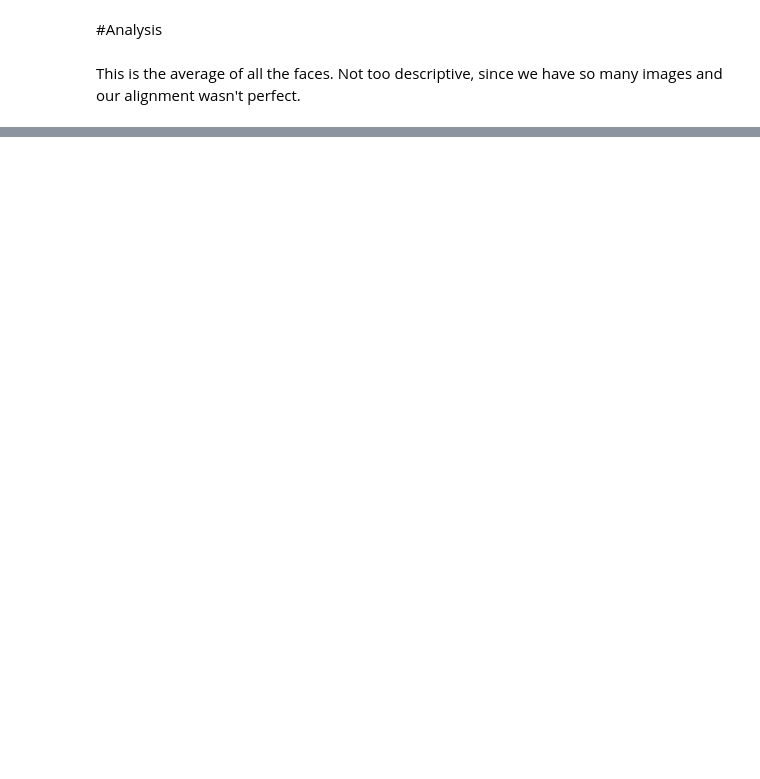
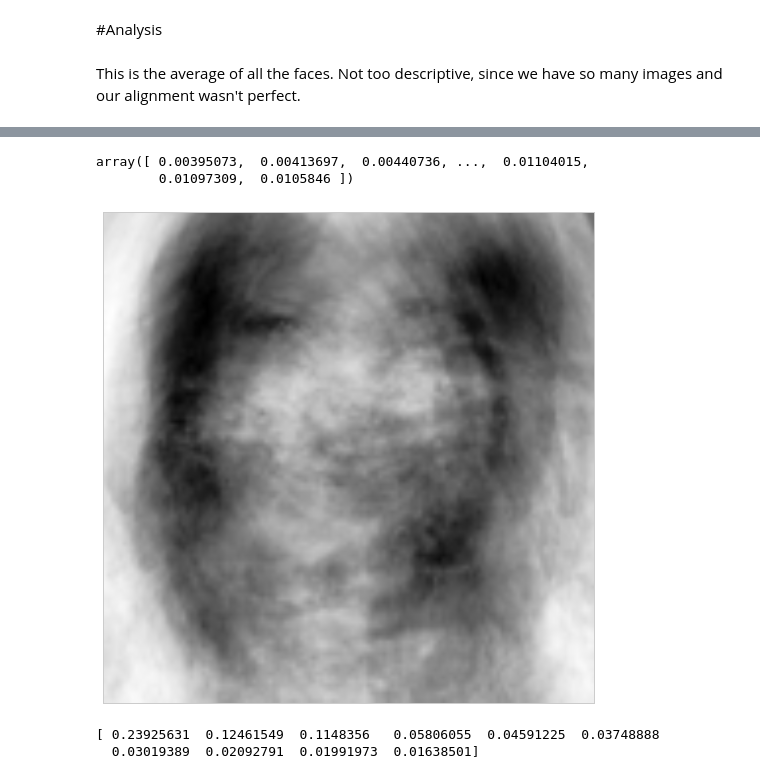
Before and after one commit to dcusworth/WAR_of_the_Roses, a Jupyter notebook: Final Project -- Images.ipynb, the cells around one changed output, grey strips where cells are left out. Cells and saved outputs as stored; diff of their text form; code cells hidden in the pictures; blank space fills up the shorter version.

```diff
--- a/Final Project -- Images.ipynb
+++ b/Final Project -- Images.ipynb
@@ -611,0 +573,10 @@ sum(matsAsVects).shape
+# %%
+#from Lab 5
+
+# miniblocks =[]
+# testsize =10000
+# for x in Xboot[0:(testsize^2)]:
+#     miniblocks.append(x[0:testsize][0:testsize])
+
+from sklearn.decomposition import PCA
+pca = PCA(n_components=10)
@@ -611,0 +597,34 @@ sum(matsAsVects).shape
+# %%
+pca.components_[0] #should be equal to the mean of the faces
+# %% [output]
+array([ 0.00395073,  0.00413697,  0.00440736, ...,  0.01104015,
+        0.01097309,  0.0105846 ])
+# %%
+#from Lab 5
+testsize = 15625
+def normit(a):
+    a=(a - a.min())/(a.max() -a.min())
+    a=a*256
+    return np.round(a)
+def getNC(pc, j):
+    size=testsize*testsize
+    r=pc.components_[j]#[0:size:3]
+    r=normit(r)
+    return r
+def display_component(pc, j):
+    r = getNC(pc,j)
+    r = np.array(r)
+    myArray = np.zeros((np.sqrt(testsize)), 'uint8')
+    myArray = np.transpose(np.reshape(r,(np.sqrt(testsize),np.sqrt(testsize))))
+    plt.imshow(myArray)
+    plt.xticks([])
+    plt.yticks([])
+# %%
+display_component(pca,8)
+# %% [output]
+[figure, added]
+# %%
+print(pca.explained_variance_ratio_)
+# %% [output]
+[ 0.23925631  0.12461549  0.1148356   0.05806055  0.04591225  0.03748888
+  0.03019389  0.02092791  0.01991973  0.01638501]
```
Also changed, not shown: parts of 32 cells of this notebook, 1 other file.
